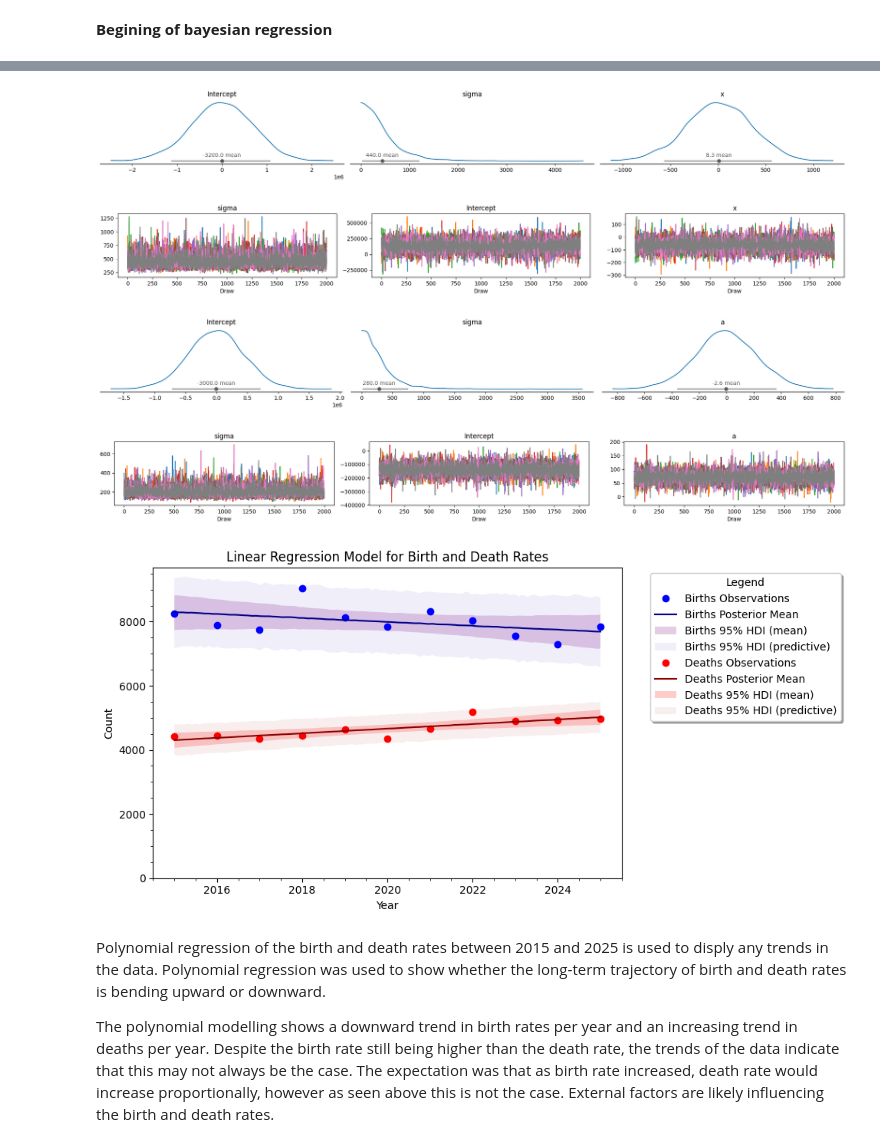
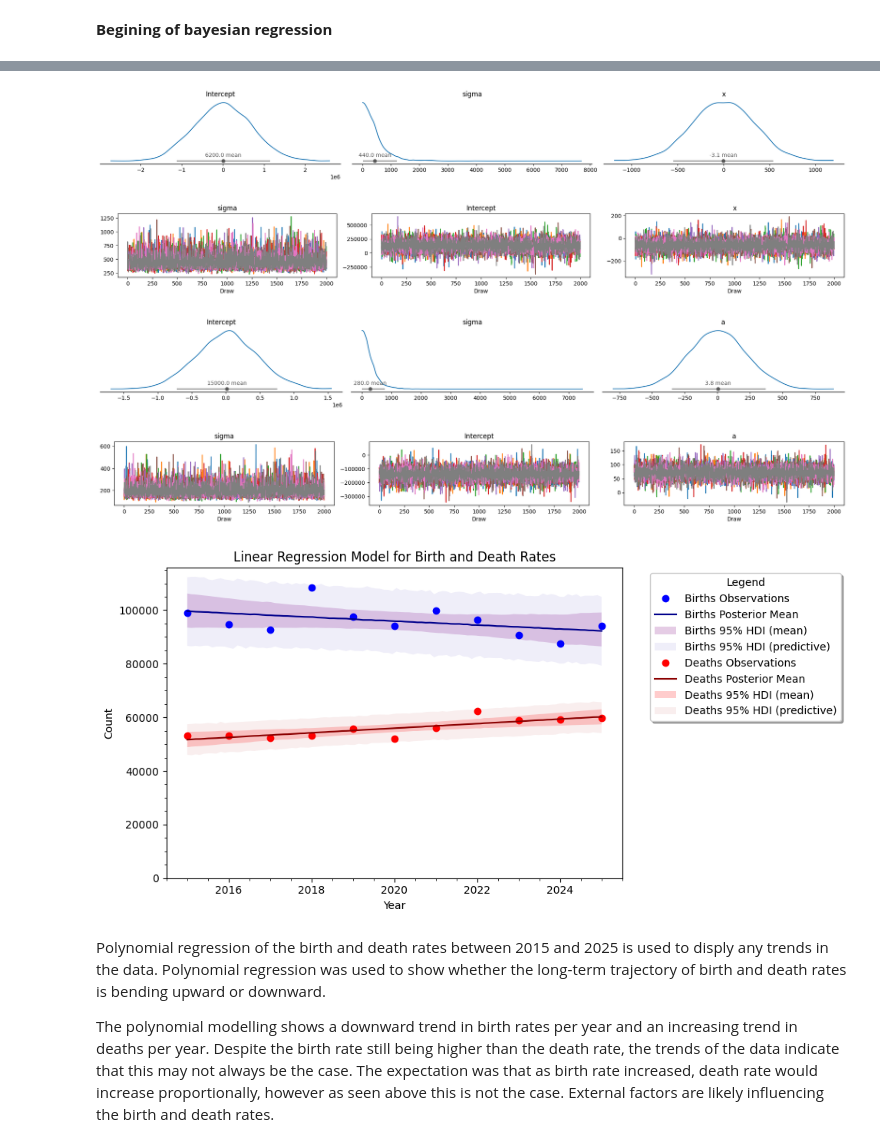
Before and after one commit to Leo05-u/EMSC2010_A3-Project-Notebook-Repository, a Jupyter notebook: EMSC2010_A3_Project_Notebook_&_Repository_u7447903.ipynb, the cells around one changed output, grey strips where cells are left out. Saved outputs shown, nothing was run; the diff lists cells and outputs as text; code cells hidden in the pictures.

```diff
--- a/EMSC2010_A3_Project_Notebook_&_Repository_u7447903.ipynb
+++ b/EMSC2010_A3_Project_Notebook_&_Repository_u7447903.ipynb
@@ -55,13 +55,14 @@ df.head()
 | 3 | 2015 | April | 8079 | 3846 |
 | 4 | 2015 | May | 12551 | 4757 |
 # %%
-#Averaging the yearly birth and death rates
+import pandas as pd
 
-average_yearly_births = df.groupby('Year')['Births'].mean()
-display(average_yearly_births)
+# Calculate total yearly birth and death rates
+total_yearly_births = df.groupby('Year')['Births'].sum()
+display(total_yearly_births)
 
-average_yearly_deaths = df.groupby('Year')['Deaths'].mean()
-display(average_yearly_deaths)
+total_yearly_deaths = df.groupby('Year')['Deaths'].sum()
+display(total_yearly_deaths)
 # %% [output]
 |  | Births |
 | Year |  |
@@ -114,11 +115,11 @@ This graph shows the birth and death dates by year as a quick visualisation of t
 import bambi as bmb # Use bambi, aliased as bmb
 import arviz as az #for analysis of Bayesian models
 
-data_B = pd.DataFrame({"x": average_yearly_births.index, "y": average_yearly_births.values}) #put the data into a dataframe with variable names "x" and "y".
+data_B = pd.DataFrame({"x": total_yearly_births.index, "y": total_yearly_births.values}) #put the data into a dataframe with variable names "x" and "y".
 model_B = bmb.Model("y ~ x", data_B) #setup the first-order polynomial model
 idata_B = model_B.fit(draws=2000, tune=2000, chains=8, progressbar=False) #sample the posteriors
 
-data_D = pd.DataFrame({"a": average_yearly_deaths.index, "b": average_yearly_deaths.values}) #put the data into a dataframe with variable names "a" and "b".
+data_D = pd.DataFrame({"a": total_yearly_deaths.index, "b": total_yearly_deaths.values}) #put the data into a dataframe with variable names "a" and "b".
 model_D = bmb.Model("b ~ a", data_D) #setup the first-order polynomial model
 idata_D = model_D.fit(draws=2000, tune=2000, chains=8, progressbar=False) #sample the posteriors
 # %% [output]
@@ -168,10 +169,10 @@ plt.show()
 az.plot_trace(idata_D);
 plt.tight_layout() #this spaces the plots out so that they don't overlap
 # %% [output]
-[figure, old version]
+[figure, new version]
-[figure, old version]
+[figure, new version]
-[figure, old version]
+[figure, new version]
-[figure, old version]
+[figure, new version]
 # %%
 from matplotlib.ticker import MaxNLocator
 
@@ -214,7 +215,7 @@ hdi_pps_deaths = az.hdi(y_deaths_pps_draws, 0.95, axis=0)
 plt.figure(figsize=(10, 5))
 
 # Births Plot
-plt.plot(average_yearly_births.index, average_yearly_births, 'o', color='blue', label='Births Observations')
+plt.plot(total_yearly_births.index, total_yearly_births, 'o', color='blue', label='Births Observations')
 plt.plot(x_range_years, posterior_mean_births, color="darkblue", label='Births Posterior Mean')
 plt.fill_between(
     x_range_years,
@@ -236,7 +237,7 @@ plt.fill_between(
 )
 
 # Deaths Plot
-plt.plot(average_yearly_deaths.index, average_yearly_deaths, 'o', color='red', label='Deaths Observations')
+plt.plot(total_yearly_deaths.index, total_yearly_deaths, 'o', color='red', label='Deaths Observations')
 plt.plot(x_range_years, posterior_mean_deaths, color="darkred", label='Deaths Posterior Mean')
 plt.fill_between(
     x_range_years,
@@ -244,34 +245,34 @@ plt.fill_between(
     hdi_mean_deaths[:, 1],
     alpha=0.2,
     color="red",
     label='Deaths 95% HDI (mean)',
     edgecolor=None
 )
 plt.fill_between(
     x_range_years,
     hdi_pps_deaths[:, 0],
     hdi_pps_deaths[:, 1],
     alpha=0.1,
     color="indianred",
     label='Deaths 95% HDI (predictive)',
     edgecolor=None
 )
 
 # LABELS & TITLES
 plt.legend(bbox_to_anchor=(1.05, 1), loc='upper left', shadow=True, title='Legend')
 plt.minorticks_on()
 plt.xlabel("Year")
 plt.ylabel("Count")
 plt.title("Linear Regression Model for Birth and Death Rates")
 plt.gca().xaxis.set_major_locator(MaxNLocator(integer=True))
 
 # Restrict the y-axis to show only non-negative counts
 ax = plt.gca()
 ax.set_ylim(bottom=0)
 plt.tight_layout()
 plt.show()
 # %% [output]
-[figure, old version]
+[figure, new version]
 # %% [markdown]
 Polynomial regression of the birth and death rates between 2015 and 2025 is used to disply any trends in the data. Polynomial regression was used to show whether the long‑term trajectory of birth and death rates is bending upward or downward.
 
```
Also changed, not shown: parts of 18 cells of this notebook.
